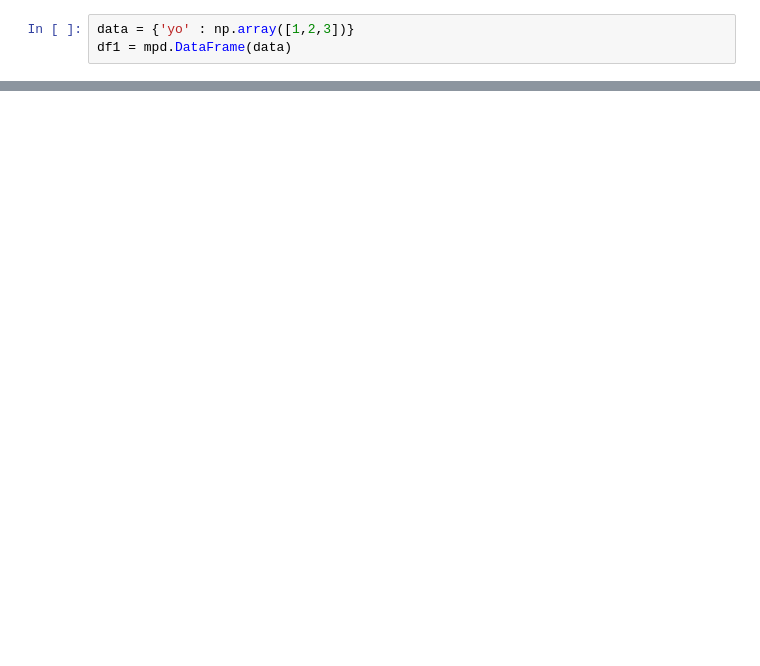
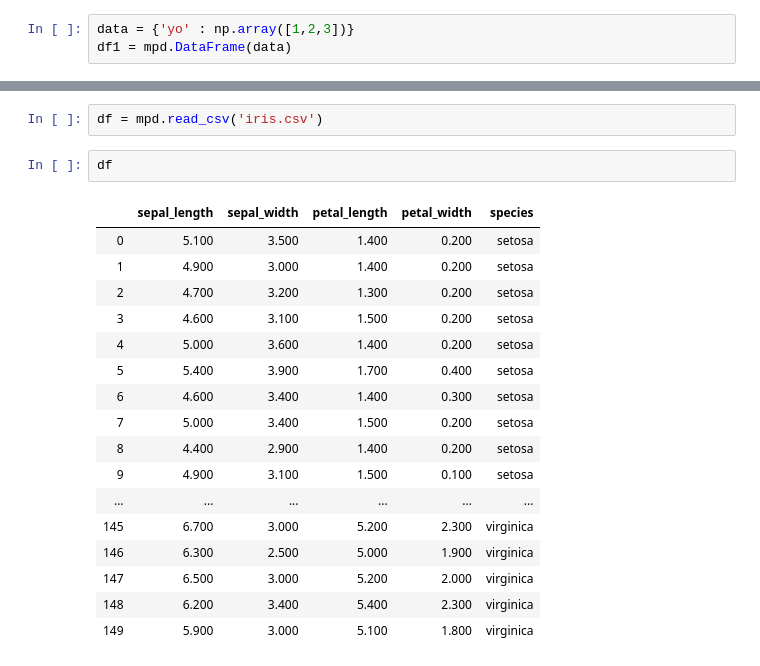
Before and after one commit to shubhamprk175/mini_pandas, a Jupyter notebook: Test Notebook.ipynb, the cells around one changed output, grey strips where cells are left out. Cells and saved outputs as stored; diff of their text form; blank space fills up the shorter version.

```diff
--- a/Test Notebook.ipynb
+++ b/Test Notebook.ipynb
@@ -313,0 +342,22 @@ df.sort_values(['weight', 'height'], reverse=True)
+# %%
+df = mpd.read_csv('iris.csv')
+# %%
+df
+# %% [output]
+|  | sepal_length | sepal_width | petal_length | petal_width | species |
+| 0 | 5.100 | 3.500 | 1.400 | 0.200 | setosa |
+| 1 | 4.900 | 3.000 | 1.400 | 0.200 | setosa |
+| 2 | 4.700 | 3.200 | 1.300 | 0.200 | setosa |
+| 3 | 4.600 | 3.100 | 1.500 | 0.200 | setosa |
+| 4 | 5.000 | 3.600 | 1.400 | 0.200 | setosa |
+| 5 | 5.400 | 3.900 | 1.700 | 0.400 | setosa |
+| 6 | 4.600 | 3.400 | 1.400 | 0.300 | setosa |
+| 7 | 5.000 | 3.400 | 1.500 | 0.200 | setosa |
+| 8 | 4.400 | 2.900 | 1.400 | 0.200 | setosa |
+| 9 | 4.900 | 3.100 | 1.500 | 0.100 | setosa |
+| ... | ... | ... | ... | ... | ... |
+| 145 | 6.700 | 3.000 | 5.200 | 2.300 | virginica |
+| 146 | 6.300 | 2.500 | 5.000 | 1.900 | virginica |
+| 147 | 6.500 | 3.000 | 5.200 | 2.000 | virginica |
+| 148 | 6.200 | 3.400 | 5.400 | 2.300 | virginica |
+| 149 | 5.900 | 3.000 | 5.100 | 1.800 | virginica |
```
Also changed, not shown: parts of 32 cells of this notebook, 5 other files.
